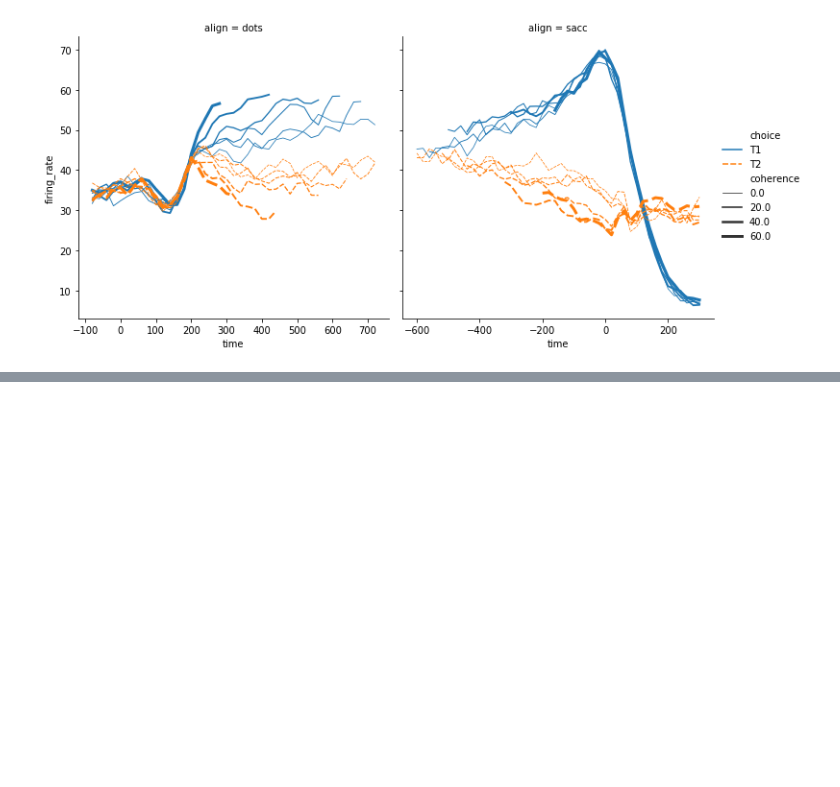
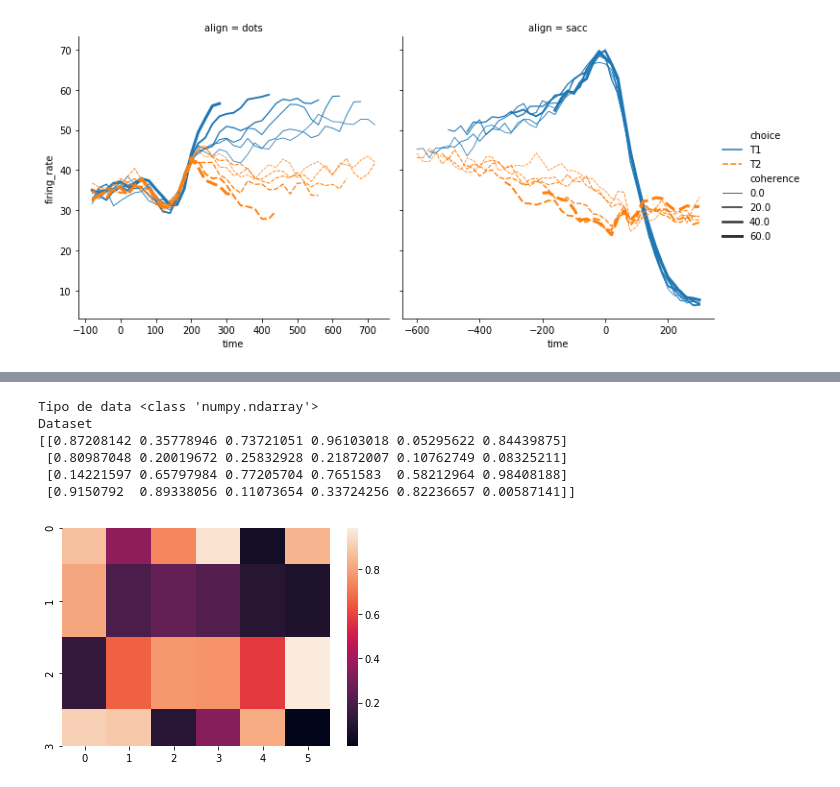
Before and after one commit to ajndantas/Treinamento-Cientista-de-Dados, a Jupyter notebook: Python Aplicado a Big Data/Aula 1 - 04032021 - Matplotlib e Seaborn/seaborn.ipynb, the cells around one changed output, grey strips where cells are left out. Drawn from its saved outputs; the diff is of its cells as text; code cells hidden in the pictures; blank space fills up the shorter version.

```diff
--- a/Python Aplicado a Big Data/Aula 1 - 04032021 - Matplotlib e Seaborn/seaborn.ipynb
+++ b/Python Aplicado a Big Data/Aula 1 - 04032021 - Matplotlib e Seaborn/seaborn.ipynb
@@ -89,0 +110,19 @@ Dataset exemplo dots
+# %%
+import numpy as np
+import seaborn as sns
+
+data = np.random.rand(4, 6) # Gera uma matriz aleatória de 4 linhas e 6 colunas. Percebe-se a aleatoriacidade pelas cores que o gráfico assume
+
+print("Tipo de data", type(data))
+print("Dataset")
+print(data)
+
+heat_map = sns.heatmap(data)
+# %% [output]
+Tipo de data <class 'numpy.ndarray'>
+Dataset
+[[0.87208142 0.35778946 0.73721051 0.96103018 0.05295622 0.84439875]
+ [0.80987048 0.20019672 0.25832928 0.21872007 0.10762749 0.08325211]
+ [0.14221597 0.65797984 0.77205704 0.7651583  0.58212964 0.98408188]
+ [0.9150792  0.89338056 0.11073654 0.33724256 0.82236657 0.00587141]]
+[figure, added]
```
Also changed, not shown: parts of 15 cells of this notebook.
